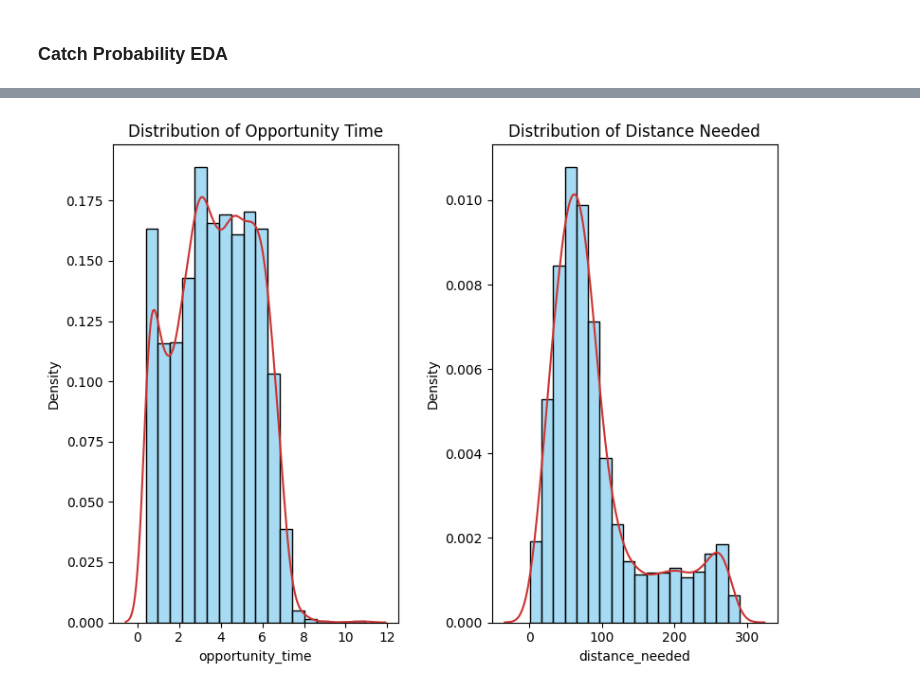
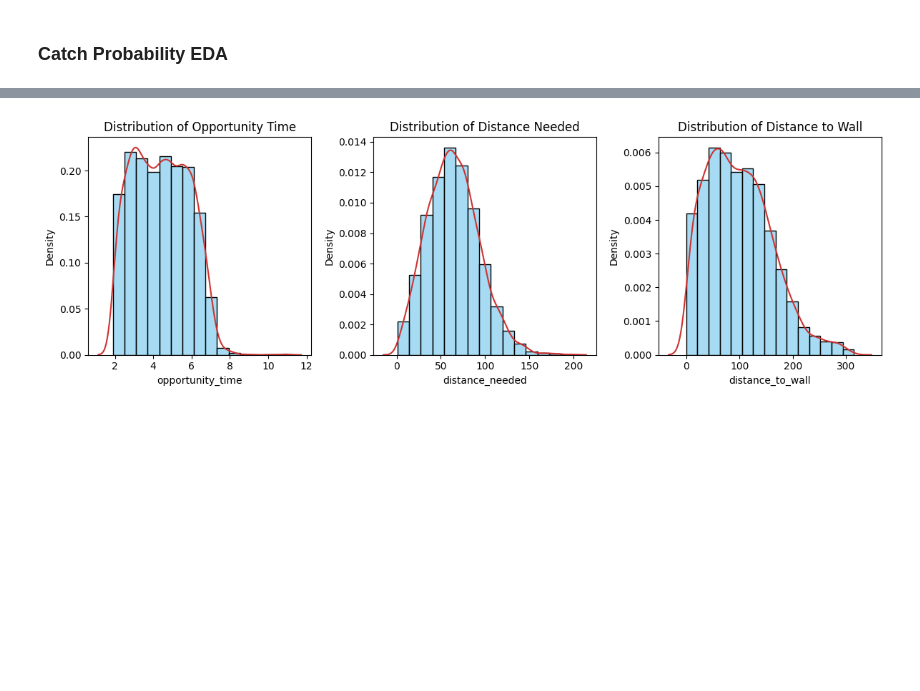
Before and after one commit to d2osborn/SMTChallenge2025, a Jupyter notebook: Team 15-catch_prob_model.ipynb, the cells around one changed output, grey strips where cells are left out. Cells and saved outputs as stored; diff of their text form; code cells hidden in the pictures; blank space fills up the shorter version.

```diff
--- a/Team 15-catch_prob_model.ipynb
+++ b/Team 15-catch_prob_model.ipynb
@@ -47,7 +158,7 @@ def catch_made_hist(df: pd.DataFrame, column: str) -> None:
 # %% [markdown]
 ### Catch Probability EDA
 # %%
-catch_prob_df = pd.read_csv('catch_prob_params.csv').iloc[:, 1:].copy()
+catch_prob_df = pd.read_csv('play_data.csv').iloc[:, 1:].copy()
 # %%
 info_table(catch_prob_df)
 # %% [output]
@@ -81,13 +191,19 @@ catch_made_hist(catch_prob_df, 'hang_time')
 # %%
 ## Plots of our models's features' histograms
-fig, (ax1, ax2) = plt.subplots(1, 2, figsize=(8, 6))
-sns.histplot(data=catch_prob_df, x='opportunity_time', stat='density', bins=18, color='#89CFF0', ax=ax1)
+fig, (ax1, ax2, ax3) = plt.subplots(1, 3, figsize=(12, 4))
+sns.histplot(data=catch_prob_df, x='opportunity_time', stat='density', bins=15, color='#89CFF0', ax=ax1)
 sns.kdeplot(data=catch_prob_df, x='opportunity_time', color='#CC3433', ax=ax1)
 ax1.set_title('Distribution of Opportunity Time')
-sns.histplot(data=catch_prob_df, x='distance_needed', stat='density', bins=18, color='#89CFF0', ax=ax2)
+
+sns.histplot(data=catch_prob_df, x='distance_needed', stat='density', bins=15, color='#89CFF0', ax=ax2)
 sns.kdeplot(data=catch_prob_df, x='distance_needed', color='#CC3433', ax=ax2)
 ax2.set_title('Distribution of Distance Needed')
+
+sns.histplot(data=catch_prob_df, x='distance_to_wall', stat='density', bins=15, color='#89CFF0', ax=ax3)
+sns.kdeplot(data=catch_prob_df, x='distance_to_wall', color='#CC3433', ax=ax3)
+ax3.set_title('Distribution of Distance to Wall')
+
 plt.tight_layout()
 plt.show()
 # %% [output]
-[figure, old version]
+[figure, new version]
```
Also changed, not shown: parts of 47 cells of this notebook, 2 other files.
